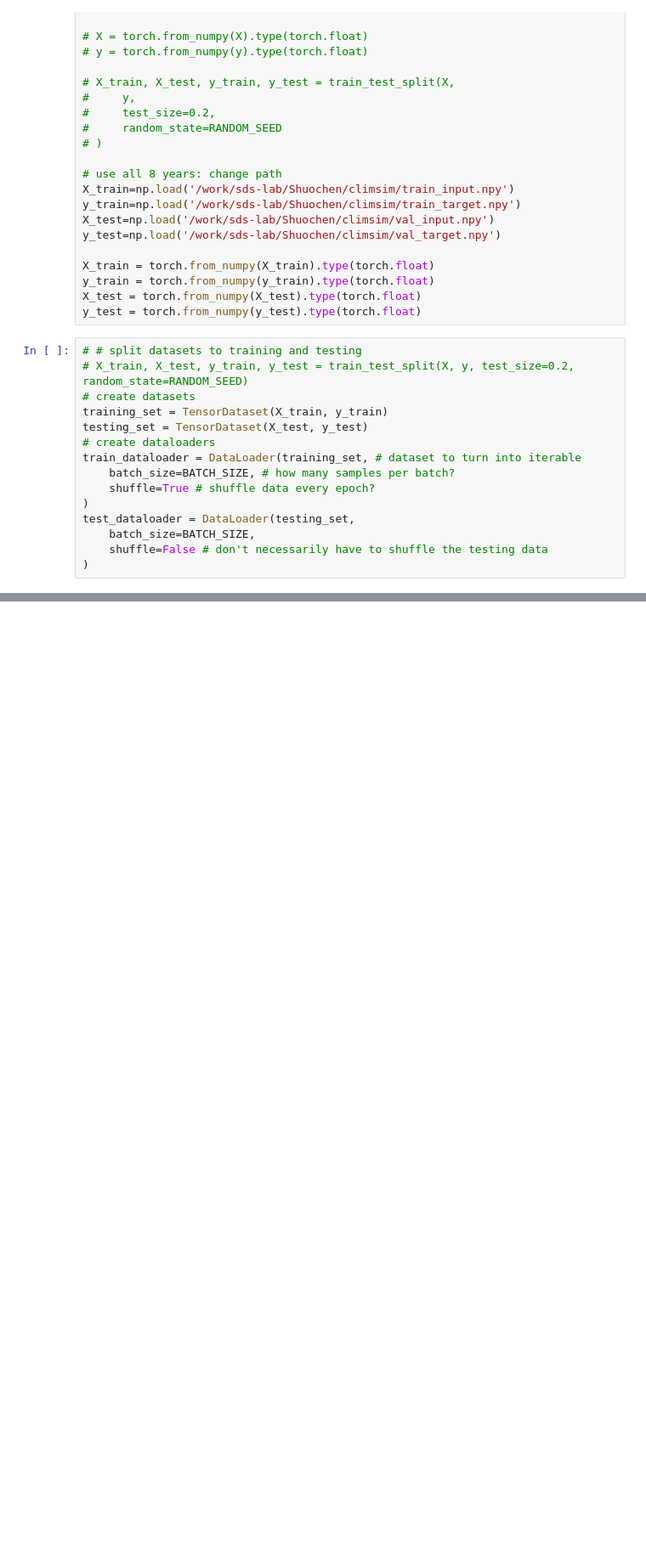
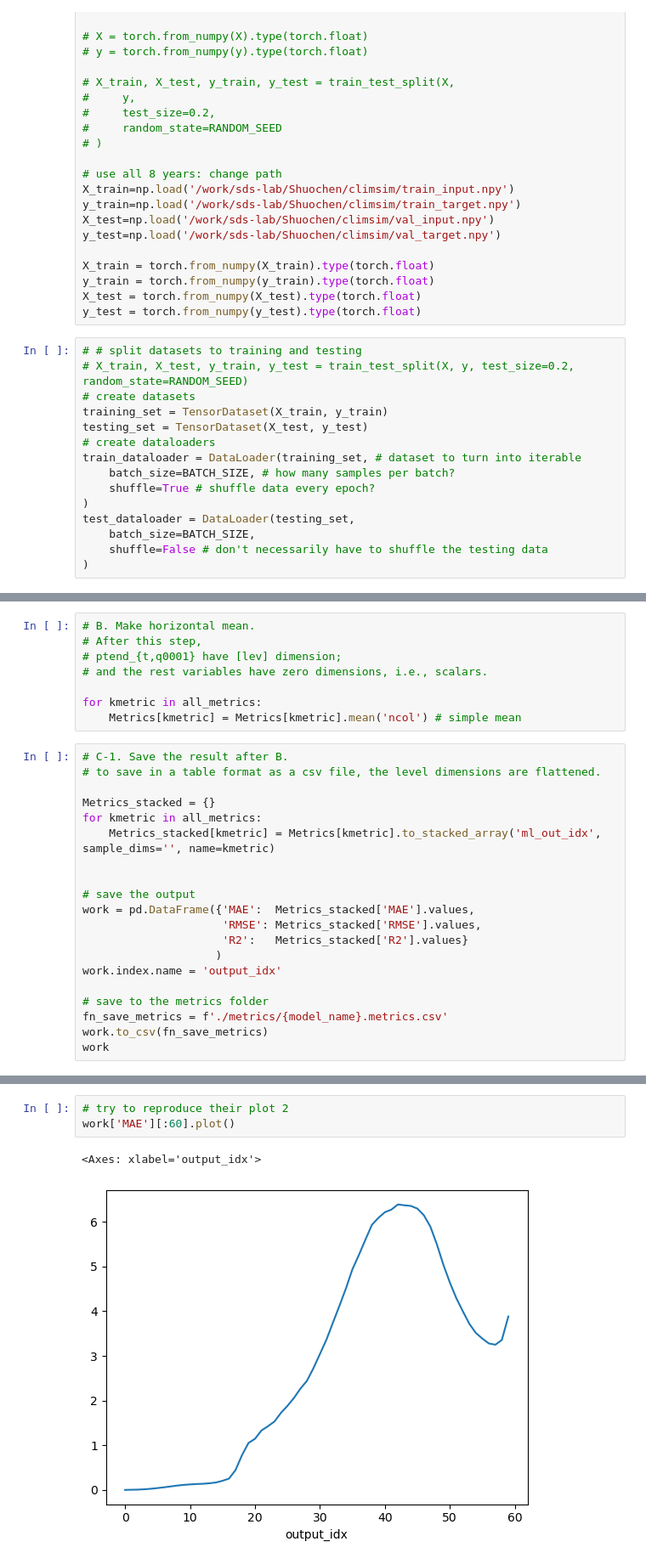
Before and after one commit to shuochenw/climsim_test, a Jupyter notebook: MLP.ipynb, the cells around one changed output, grey strips where cells are left out. Shown at 85% size. Saved outputs shown, nothing was run; the diff lists cells and outputs as text; blank space fills up the shorter version.

```diff
--- a/MLP.ipynb
+++ b/MLP.ipynb
@@ -182,0 +433,28 @@ Number of parameters: 1753472
+# %%
+# B. Make horizontal mean.
+# After this step,
+# ptend_{t,q0001} have [lev] dimension;
+# and the rest variables have zero dimensions, i.e., scalars.
+
+for kmetric in all_metrics:
+    Metrics[kmetric] = Metrics[kmetric].mean('ncol') # simple mean
+# %%
+# C-1. Save the result after B.
+# to save in a table format as a csv file, the level dimensions are flattened.
+
+Metrics_stacked = {}
+for kmetric in all_metrics:
+    Metrics_stacked[kmetric] = Metrics[kmetric].to_stacked_array('ml_out_idx', sample_dims='', name=kmetric)
+
+
+# save the output
+work = pd.DataFrame({'MAE':  Metrics_stacked['MAE'].values,
+                     'RMSE': Metrics_stacked['RMSE'].values,
+                     'R2':   Metrics_stacked['R2'].values}
+                    )
+work.index.name = 'output_idx'
+
+# save to the metrics folder
+fn_save_metrics = f'./metrics/{model_name}.metrics.csv'
+work.to_csv(fn_save_metrics)
+work
@@ -182,0 +476,6 @@ Number of parameters: 1753472
+# %%
+# try to reproduce their plot 2
+work['MAE'][:60].plot()
+# %% [output]
+<Axes: xlabel='output_idx'>
+[figure, added]
```
Also changed, not shown: parts of 18 cells of this notebook, 12 other files.
